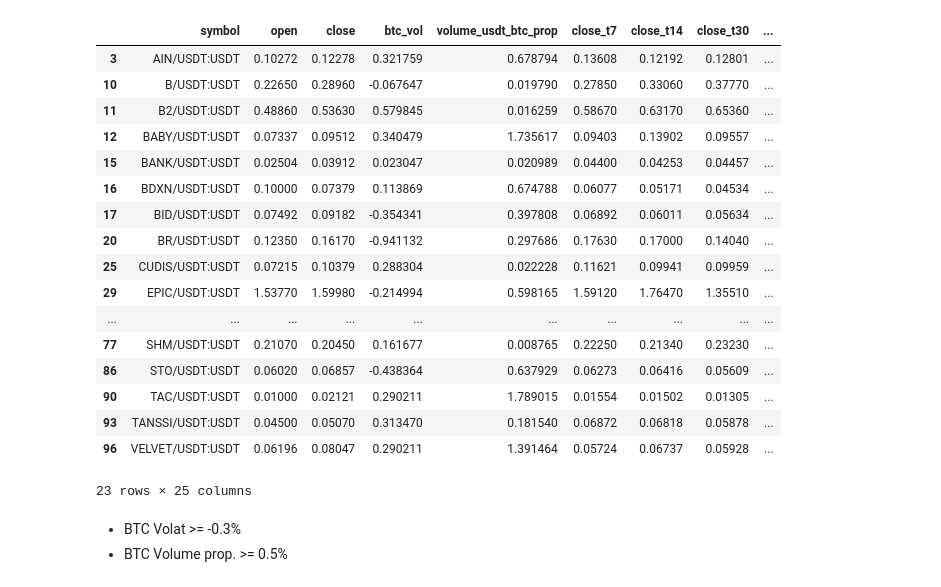
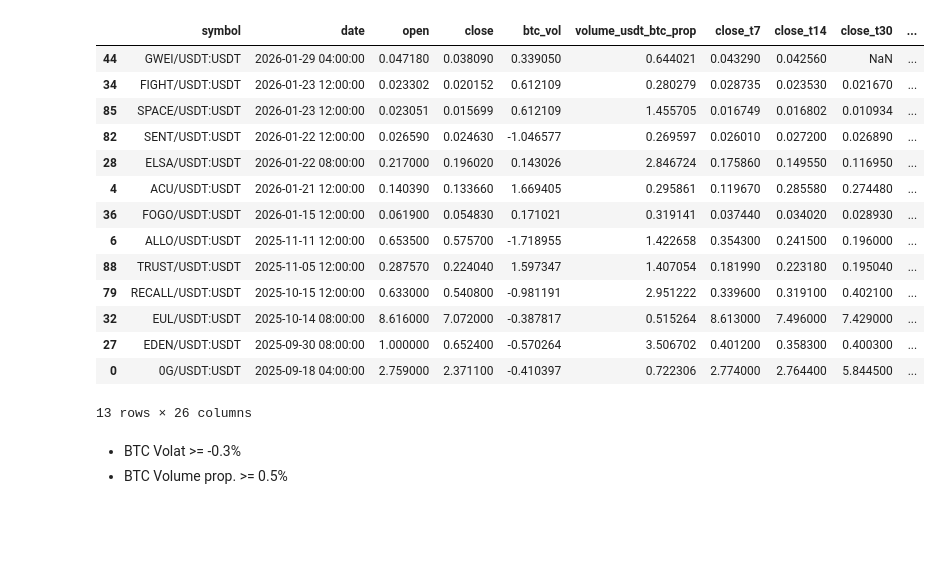
Before and after one commit to thomasclem/otomai, a Jupyter notebook: backtest/strategies/big_drop.ipynb, the cells around one changed output. Saved outputs shown, nothing was run; the diff lists cells and outputs as text; code cells hidden in the pictures; blank space fills up the shorter version.

```diff
--- a/backtest/strategies/big_drop.ipynb
+++ b/backtest/strategies/big_drop.ipynb
@@ -14,13 +20,13 @@ futures = [s for s in market.keys() if 'USDT:USDT' in s]
 def get_pair_data(pair, timeframe, start = 2050, end = 2050):
     exchange = ExchangeDataManager(
         exchange_name="bitget",
-        path_download="./database/exchanges"
+        path_download="../database/exchanges"
     )
 
     return exchange.load_data(pair, timeframe, start, end)
 # %%
 start_date = "2025-01-01 00:00:00"
-end_date = "2025-08-10 00:00:00"
+end_date = "2026-02-02 00:00:00"
 # %%
 df_list = []
 for future in futures:
@@ -109,6 +115,7 @@ def analyze_first_candle_impact(df):
 
         results.append({
             'symbol': symbol,
+            'date': first_candle['index'],
             'open': first_candle['open'],
             'close': first_candle['close'],
             'btc_vol': first_candle['btc_vol'],
@@ -338,24 +364,21 @@ results
 # %%
-results.loc[results["first_candle_perf_high"] > 20]
+results.loc[results["first_candle_perf_low"] < -15].sort_values("date", ascending=False)
 # %% [output]
-|  | symbol | open | close | btc_vol | volume_usdt_btc_prop | close_t7 | close_t14 | close_t30 | ... |
-| 3 | AIN/USDT:USDT | 0.10272 | 0.12278 | 0.321759 | 0.678794 | 0.13608 | 0.12192 | 0.12801 | ... |
-| 10 | B/USDT:USDT | 0.22650 | 0.28960 | -0.067647 | 0.019790 | 0.27850 | 0.33060 | 0.37770 | ... |
-| 11 | B2/USDT:USDT | 0.48860 | 0.53630 | 0.579845 | 0.016259 | 0.58670 | 0.63170 | 0.65360 | ... |
-| 12 | BABY/USDT:USDT | 0.07337 | 0.09512 | 0.340479 | 1.735617 | 0.09403 | 0.13902 | 0.09557 | ... |
-| 15 | BANK/USDT:USDT | 0.02504 | 0.03912 | 0.023047 | 0.020989 | 0.04400 | 0.04253 | 0.04457 | ... |
-| 16 | BDXN/USDT:USDT | 0.10000 | 0.07379 | 0.113869 | 0.674788 | 0.06077 | 0.05171 | 0.04534 | ... |
-| 17 | BID/USDT:USDT | 0.07492 | 0.09182 | -0.354341 | 0.397808 | 0.06892 | 0.06011 | 0.05634 | ... |
-| 20 | BR/USDT:USDT | 0.12350 | 0.16170 | -0.941132 | 0.297686 | 0.17630 | 0.17000 | 0.14040 | ... |
-| 25 | CUDIS/USDT:USDT | 0.07215 | 0.10379 | 0.288304 | 0.022228 | 0.11621 | 0.09941 | 0.09959 | ... |
-| 29 | EPIC/USDT:USDT | 1.53770 | 1.59980 | -0.214994 | 0.598165 | 1.59120 | 1.76470 | 1.35510 | ... |
-| ... | ... | ... | ... | ... | ... | ... | ... | ... | ... |
-| 77 | SHM/USDT:USDT | 0.21070 | 0.20450 | 0.161677 | 0.008765 | 0.22250 | 0.21340 | 0.23230 | ... |
-| 86 | STO/USDT:USDT | 0.06020 | 0.06857 | -0.438364 | 0.637929 | 0.06273 | 0.06416 | 0.05609 | ... |
-| 90 | TAC/USDT:USDT | 0.01000 | 0.02121 | 0.290211 | 1.789015 | 0.01554 | 0.01502 | 0.01305 | ... |
-| 93 | TANSSI/USDT:USDT | 0.04500 | 0.05070 | 0.313470 | 0.181540 | 0.06872 | 0.06818 | 0.05878 | ... |
-| 96 | VELVET/USDT:USDT | 0.06196 | 0.08047 | 0.290211 | 1.391464 | 0.05724 | 0.06737 | 0.05928 | ... |
+|  | symbol | date | open | close | btc_vol | volume_usdt_btc_prop | close_t7 | close_t14 | close_t30 | ... |
+| 44 | GWEI/USDT:USDT | 2026-01-29 04:00:00 | 0.047180 | 0.038090 | 0.339050 | 0.644021 | 0.043290 | 0.042560 | NaN | ... |
+| 34 | FIGHT/USDT:USDT | 2026-01-23 12:00:00 | 0.023302 | 0.020152 | 0.612109 | 0.280279 | 0.028735 | 0.023530 | 0.021670 | ... |
+| 85 | SPACE/USDT:USDT | 2026-01-23 12:00:00 | 0.023051 | 0.015699 | 0.612109 | 1.455705 | 0.016749 | 0.016802 | 0.010934 | ... |
+| 82 | SENT/USDT:USDT | 2026-01-22 12:00:00 | 0.026590 | 0.024630 | -1.046577 | 0.269597 | 0.026010 | 0.027200 | 0.026890 | ... |
+| 28 | ELSA/USDT:USDT | 2026-01-22 08:00:00 | 0.217000 | 0.196020 | 0.143026 | 2.846724 | 0.175860 | 0.149550 | 0.116950 | ... |
+| 4 | ACU/USDT:USDT | 2026-01-21 12:00:00 | 0.140390 | 0.133660 | 1.669405 | 0.295861 | 0.119670 | 0.285580 | 0.274480 | ... |
+| 36 | FOGO/USDT:USDT | 2026-01-15 12:00:00 | 0.061900 | 0.054830 | 0.171021 | 0.319141 | 0.037440 | 0.034020 | 0.028930 | ... |
+| 6 | ALLO/USDT:USDT | 2025-11-11 12:00:00 | 0.653500 | 0.575700 | -1.718955 | 1.422658 | 0.354300 | 0.241500 | 0.196000 | ... |
+| 88 | TRUST/USDT:USDT | 2025-11-05 12:00:00 | 0.287570 | 0.224040 | 1.597347 | 1.407054 | 0.181990 | 0.223180 | 0.195040 | ... |
+| 79 | RECALL/USDT:USDT | 2025-10-15 12:00:00 | 0.633000 | 0.540800 | -0.981191 | 2.951222 | 0.339600 | 0.319100 | 0.402100 | ... |
+| 32 | EUL/USDT:USDT | 2025-10-14 08:00:00 | 8.616000 | 7.072000 | -0.387817 | 0.515264 | 8.613000 | 7.496000 | 7.429000 | ... |
+| 27 | EDEN/USDT:USDT | 2025-09-30 08:00:00 | 1.000000 | 0.652400 | -0.570264 | 3.506702 | 0.401200 | 0.358300 | 0.400300 | ... |
+| 0 | 0G/USDT:USDT | 2025-09-18 04:00:00 | 2.759000 | 2.371100 | -0.410397 | 0.722306 | 2.774000 | 2.764400 | 5.844500 | ... |
-23 rows × 25 columns
+13 rows × 26 columns
 # %% [markdown]
 - BTC Volat >= -0.3%
 - BTC Volume prop. >= 0.5%
```
Also changed, not shown: parts of 5 cells of this notebook, 33 other files.
